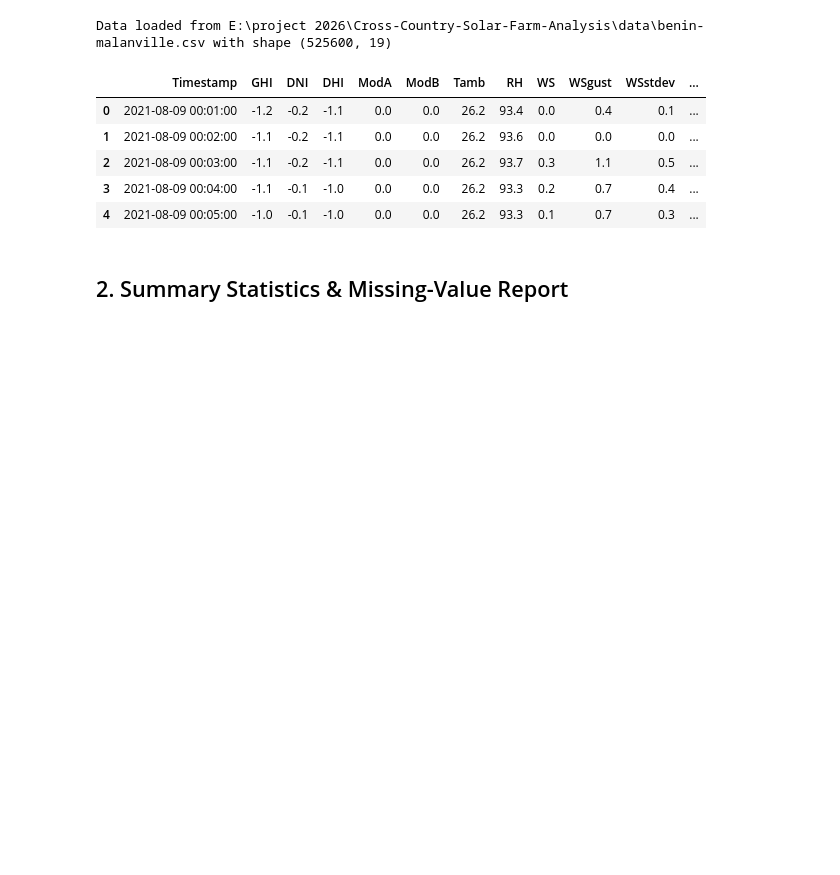
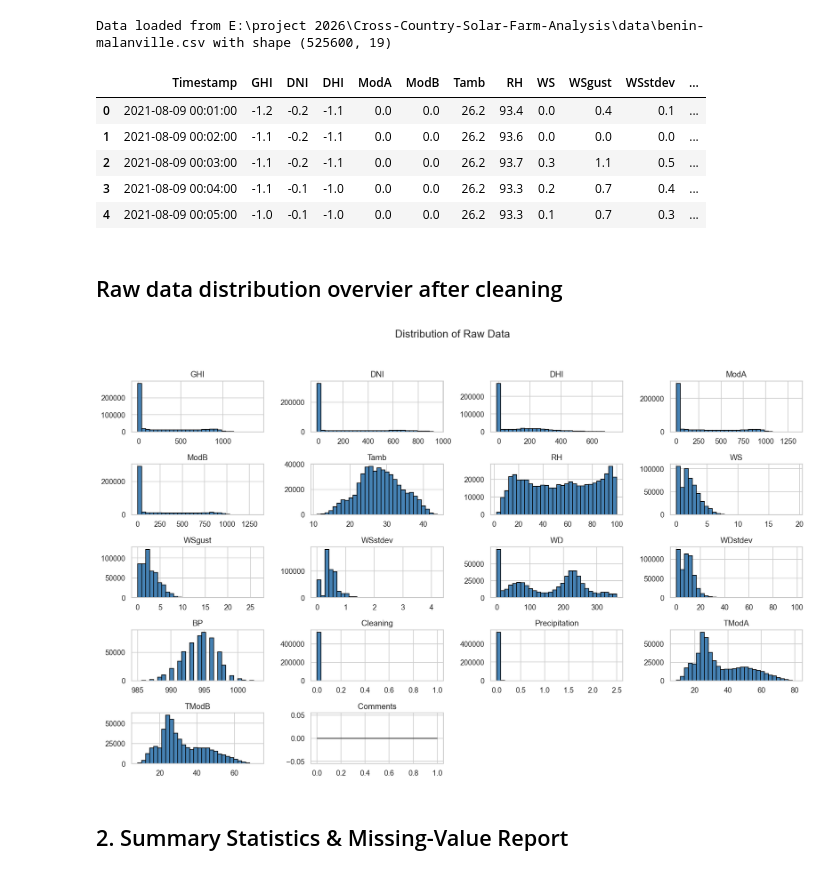
Before and after one commit to nanecha/Cross-Country-Solar-Farm-Analysis, a Jupyter notebook: notebooks/benin_eda.ipynb, the cells around one changed output. Cells and saved outputs as stored; diff of their text form; code cells hidden in the pictures; blank space fills up the shorter version.

```diff
--- a/notebooks/benin_eda.ipynb
+++ b/notebooks/benin_eda.ipynb
@@ -78,6 +78,20 @@ Data loaded from E:\project 2026\Cross-Country-Solar-Farm-Analysis\data\benin-ma
 | 2 | 2021-08-09 00:03:00 | -1.1 | -0.2 | -1.1 | 0.0 | 0.0 | 26.2 | 93.7 | 0.3 | 1.1 | 0.5 | ... |
 | 3 | 2021-08-09 00:04:00 | -1.1 | -0.1 | -1.0 | 0.0 | 0.0 | 26.2 | 93.3 | 0.2 | 0.7 | 0.4 | ... |
 | 4 | 2021-08-09 00:05:00 | -1.0 | -0.1 | -1.0 | 0.0 | 0.0 | 26.2 | 93.3 | 0.1 | 0.7 | 0.3 | ... |
+# %% [markdown]
+##  Raw data distribution overvier after cleaning
+# %%
+# data distribution and quality checks
+# visualising of raw data
+#to check wether the data is normally distributed or not
+#exclude timestamp from the list of columns for histogram plotting
+numeric_cols = df.select_dtypes(include=[np.number]).columns
+histograms = df[numeric_cols].hist(bins=30, figsize=(15, 10), color='steelblue', edgecolor='black')
+plt.suptitle('Distribution of Raw Data', fontsize=16)
+plt.tight_layout(rect=[0, 0.03, 1, 0.95])
+plt.show()
+# %% [output]
+[figure, added]
 # %% [markdown]
 ## 2.  Summary Statistics & Missing-Value Report
 # %%
```
Also changed, not shown: parts of 28 cells of this notebook.
